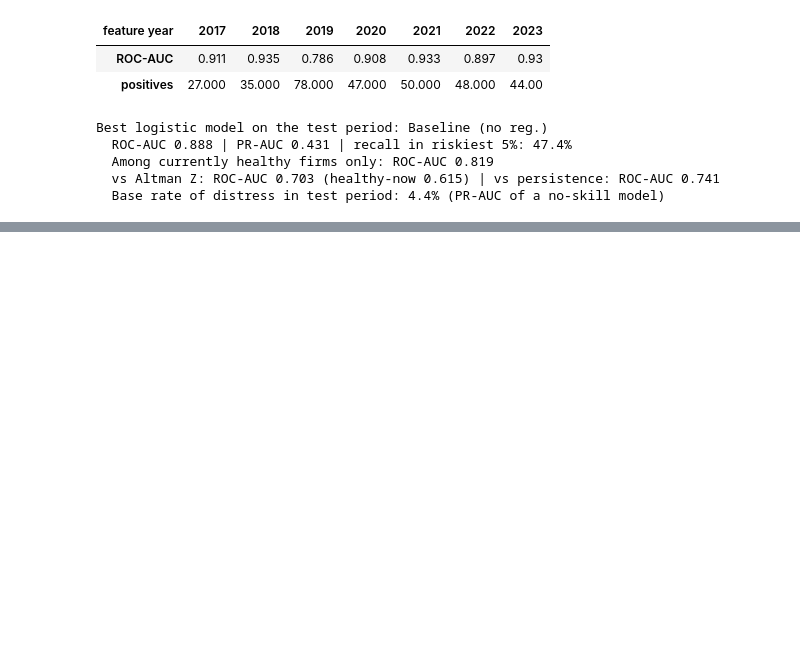
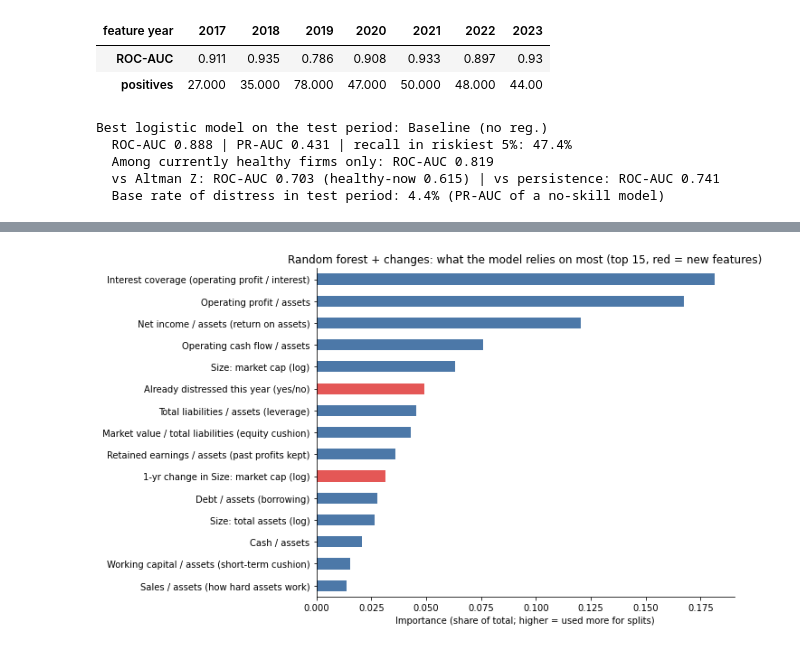
Before and after one commit to cwyatt-uf/cwyatt-uf.github.io, a Jupyter notebook: notebooks/Distress_Prediction_Notebook.ipynb, the cells around one changed output, grey strips where cells are left out. Drawn from its saved outputs; the diff is of its cells as text; code cells hidden in the pictures; blank space fills up the shorter version.

```diff
--- a/notebooks/Distress_Prediction_Notebook.ipynb
+++ b/notebooks/Distress_Prediction_Notebook.ipynb
@@ -353,0 +524,18 @@ Best logistic model on the test period: Baseline (no reg.)
+# %%
+# Built-in tree importance (mean decrease in impurity, MDI): how much each feature reduces
+# impurity across all splits, averaged over the trees. Shown for the best tree model by CV score.
+# Caveat: MDI is computed on training data and favors continuous features with
+# many split points, so read it as a ranking, not an exact measure.
+best_tree = max([n for n in tree_fitted if "lasso" not in n], key=lambda n: cv_auc[n])
+est = tree_fitted[best_tree].best_estimator_[-1]          # last pipeline step = the forest / booster
+imp = pd.Series(est.feature_importances_, index=tree_feats[best_tree]).sort_values()
+
+top = imp.tail(15)
+colors = ["#E45756" if c.endswith("_chg") or c == "distress_t" else "#4C78A8" for c in top.index]
+top.index = [nice(c) for c in top.index]
+ax = top.plot.barh(figsize=(10, 6), color=colors)
+ax.set_title(f"{best_tree}: what the model relies on most (top 15, red = new features)")
+ax.set_xlabel("Importance (share of total; higher = used more for splits)")
+plt.tight_layout(); plt.show()
+# %% [output]
+[figure, added]
```
Also changed, not shown: parts of 18 cells of this notebook, 2 other files.
